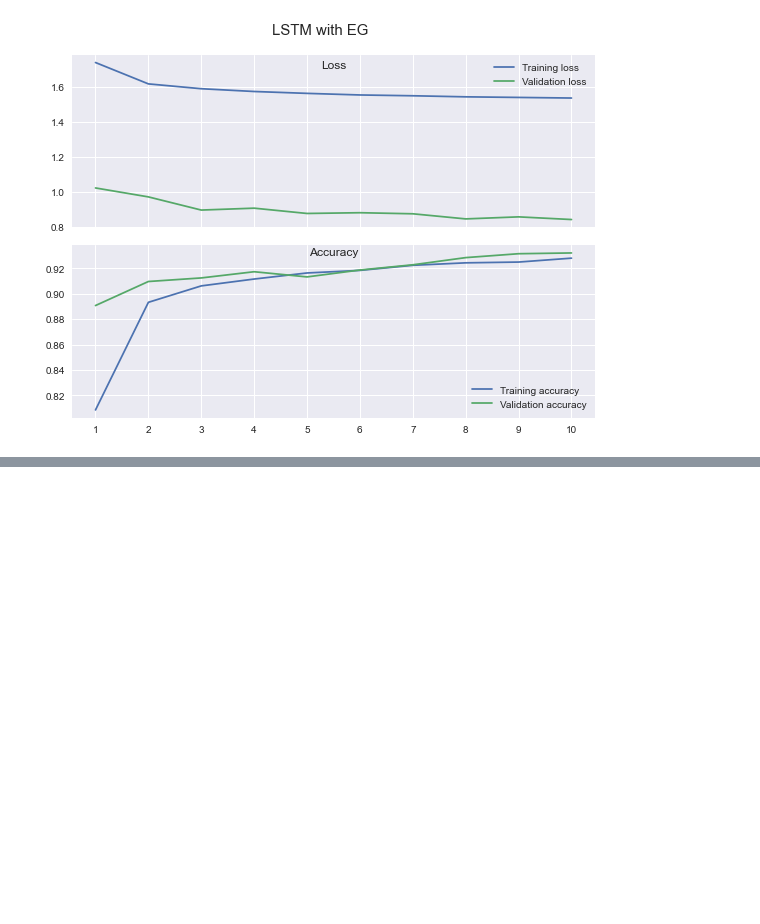
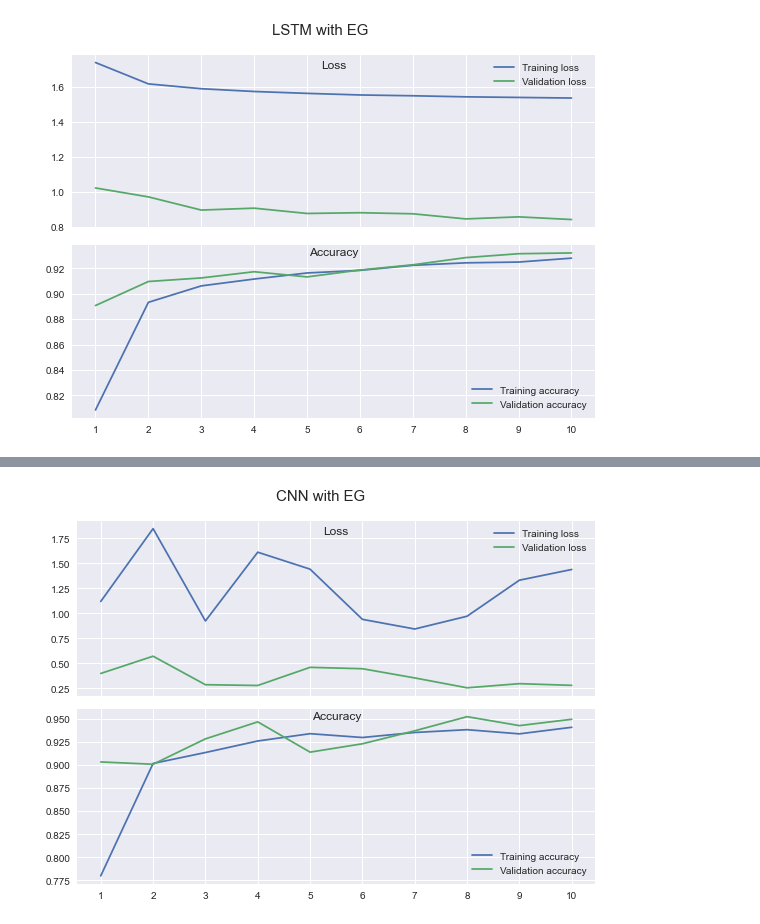
Before and after one commit to anurajt-cloud/level4_dissertation, a Jupyter notebook: graphs.ipynb, the cells around one changed output, grey strips where cells are left out. Cells and saved outputs as stored; diff of their text form; code cells hidden in the pictures; blank space fills up the shorter version.

```diff
--- a/graphs.ipynb
+++ b/graphs.ipynb
@@ -885,0 +929,17 @@ plt.savefig("./images/lstm_eg_his", dpi=300)
+# %%
+fig, ax = plt.subplots(2, 1,figsize=(8,6), sharex=True)
+fig.subplots_adjust(hspace=0)
+ax[0].plot(his_cnn_pl_eg[0], label="Training loss")
+ax[0].plot(his_cnn_pl_eg[1], label="Validation loss")
+ax[0].legend()
+ax[0].set_title("Loss", y=1.0, pad=-14)
+ax[1].plot(his_cnn_pl_eg[2], label="Training accuracy")
+ax[1].plot(his_cnn_pl_eg[3], label="Validation accuracy")
+ax[1].set_xticks(np.arange(10), np.arange(1,11))
+ax[1].set_title("Accuracy", y=1.0, pad=-10)
+ax[1].legend()
+fig.suptitle("CNN with EG", fontsize=15)
+fig.tight_layout()
+# plt.savefig("./images/pl_cnn_eg_his", dpi=300)
+# %% [output]
+[figure, added]
```
Also changed, not shown: parts of 6 cells of this notebook.
